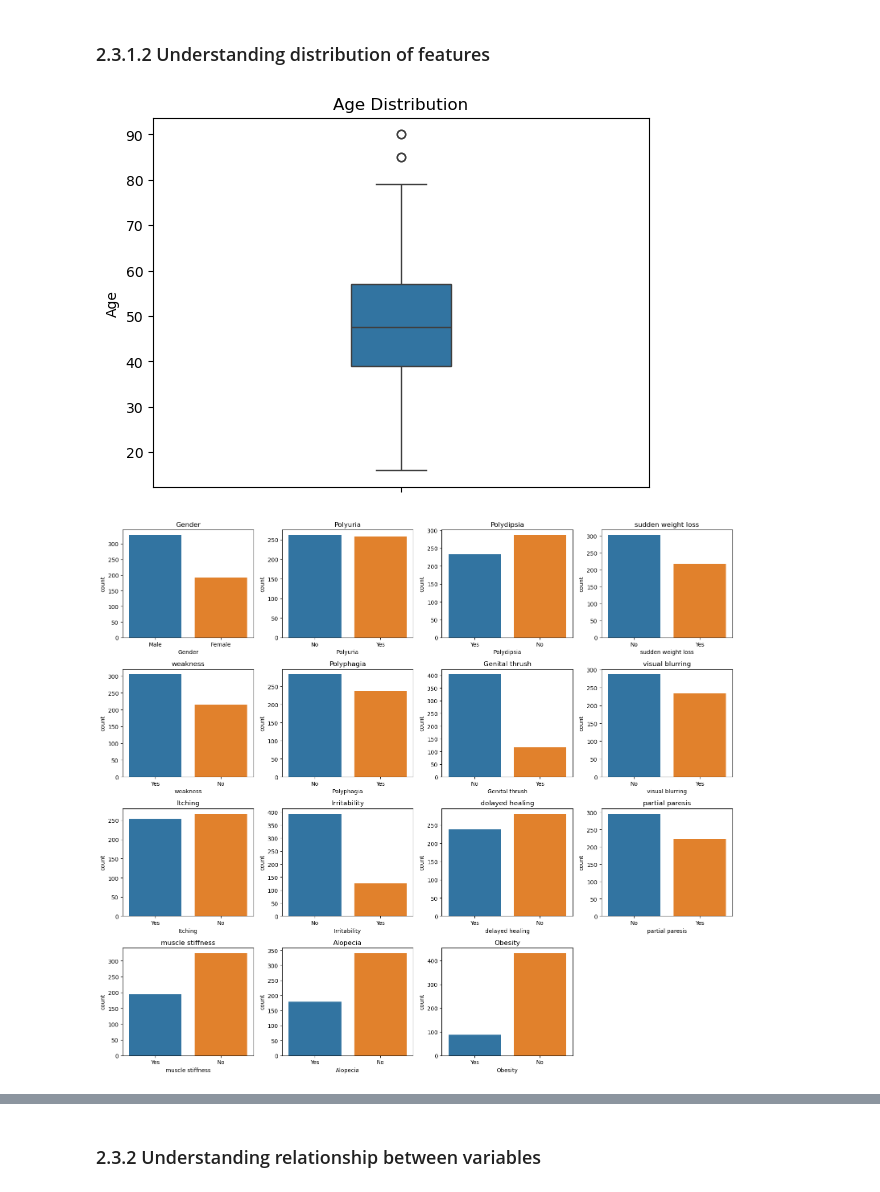
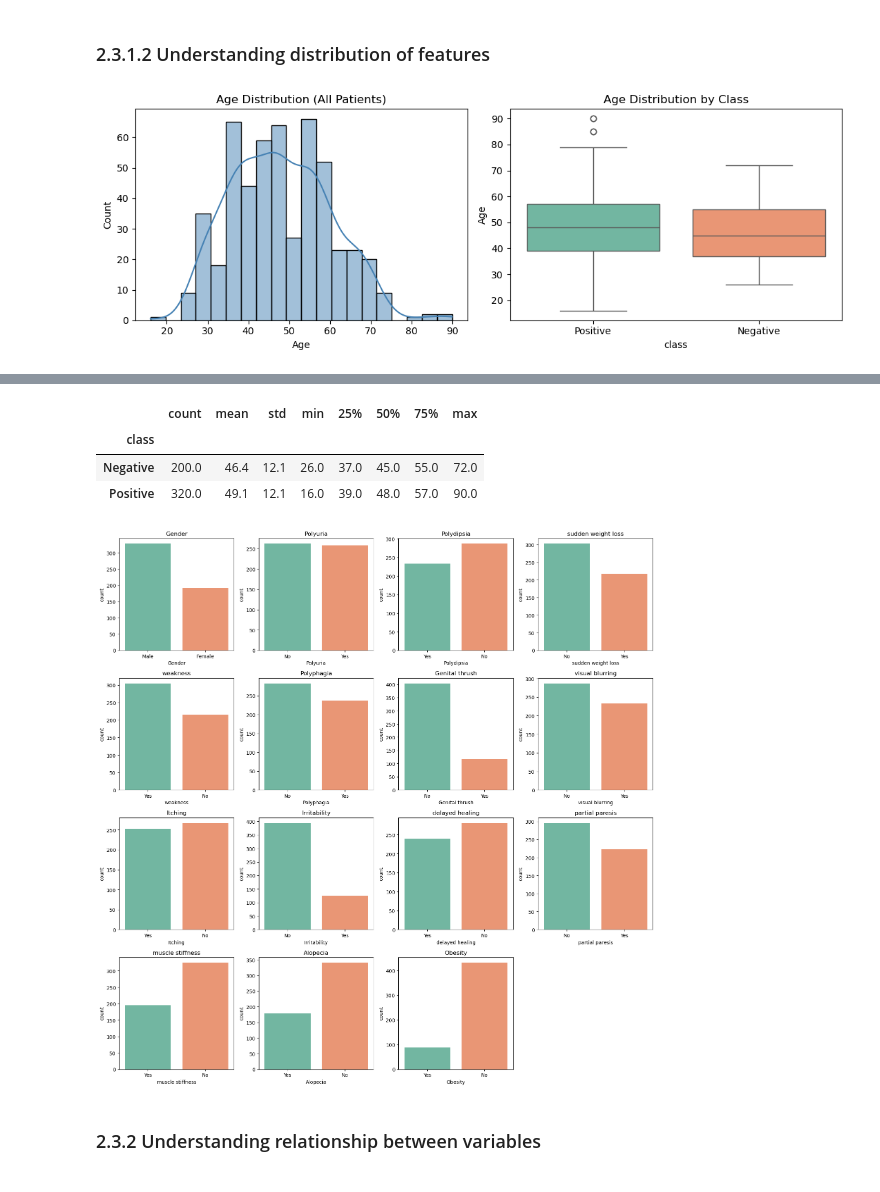
Before and after one commit to dennisho004/MLDP_Project, a Jupyter notebook: MLDP_Program_Codes_Submission_Template.ipynb, the cells around one changed output, grey strips where cells are left out. Cells and saved outputs as stored; diff of their text form; code cells hidden in the pictures.

```diff
--- a/MLDP_Program_Codes_Submission_Template.ipynb
+++ b/MLDP_Program_Codes_Submission_Template.ipynb
@@ -32,7 +32,7 @@ Goal: To build a machine learning classification model that predicts the likelih
 ## 2.1 Load dataset
 # %%
 ## Read *.csv file into pandas DataFrame
-FILE_PATH = r"C:\Users\denni\Downloads\early+stage+diabetes+risk+prediction+dataset\diabetes_data_upload.csv"
+FILE_PATH = r"C:\Users\hoden\Downloads\early+stage+diabetes+risk+prediction+dataset\diabetes_data_upload.csv"
 df = pd.read_csv(FILE_PATH)
 # %% [markdown]
 ## 2.2 Summary Statistics
@@ -147,29 +156,18 @@ plt.show()
 # %%
 ## Understanding distribution of features
 
-## Age distribution (only numeric feature)
-sns.boxplot(y=df['Age'], width=0.2)
-plt.title("Age Distribution")
 
+fig, axes = plt.subplots(1, 2, figsize=(11,4))
+
+sns.histplot(df['Age'], kde=True, bins=20, ax=axes[0], color='steelblue')
+axes[0].set_title('Age Distribution (All Patients)')
+
+sns.boxplot(x='class', y='Age', data=df, hue='class', palette='Set2', legend=False, ax=axes[1])
+axes[1].set_title('Age Distribution by Class')
+
+plt.tight_layout()
 plt.show()
 
-
-plt.figure(fig)
-
-## Categorical (symptom) features distribution
-cat_cols = ['Gender', 'Polyuria', 'Polydipsia', 'sudden weight loss', 'weakness',
-            'Polyphagia', 'Genital thrush', 'visual blurring', 'Itching',
-            'Irritability', 'delayed healing', 'partial paresis', 'muscle stiffness',
-            'Alopecia', 'Obesity']
-
-fig, axes = plt.subplots(4, 4, figsize=(16, 14))
-axes = axes.flatten()
-for i, col in enumerate(cat_cols):
-    sns.countplot(x=col, data=df, hue=col, legend=False, ax=axes[i])
-    axes[i].set_title(col)
-fig.delaxes(axes[-1])
-plt.tight_layout()
-plt.show()
+df.groupby('class')['Age'].describe().round(1)
 # %% [output]
-[figure, old version]
+[figure, new version]
-[figure, removed]
@@ -177,3 +174,23 @@ plt.show()
+|  | count | mean | std | min | 25% | 50% | 75% | max |
+| class |  |  |  |  |  |  |  |  |
+| Negative | 200.0 | 46.4 | 12.1 | 26.0 | 37.0 | 45.0 | 55.0 | 72.0 |
+| Positive | 320.0 | 49.1 | 12.1 | 16.0 | 39.0 | 48.0 | 57.0 | 90.0 |
+# %%
+cat_cols = ['Gender', 'Polyuria', 'Polydipsia', 'sudden weight loss', 'weakness',
+            'Polyphagia', 'Genital thrush', 'visual blurring', 'Itching',
+            'Irritability', 'delayed healing', 'partial paresis', 'muscle stiffness',
+            'Alopecia', 'Obesity']
+
+fig, axes = plt.subplots(4, 4, figsize=(16, 16))
+axes = axes.flatten()
+for i, col in enumerate(cat_cols):
+    sns.countplot(x=col, data=df, hue=col, legend=False, ax=axes[i], palette='Set2')
+    axes[i].set_title(col)
+fig.delaxes(axes[-1])
+plt.tight_layout()
+plt.show()
+# %% [output]
+[figure, added]
 # %% [markdown]
 ### 2.3.2 Understanding relationship between variables
 # %%
```
Also changed, not shown: parts of 6 cells of this notebook.
